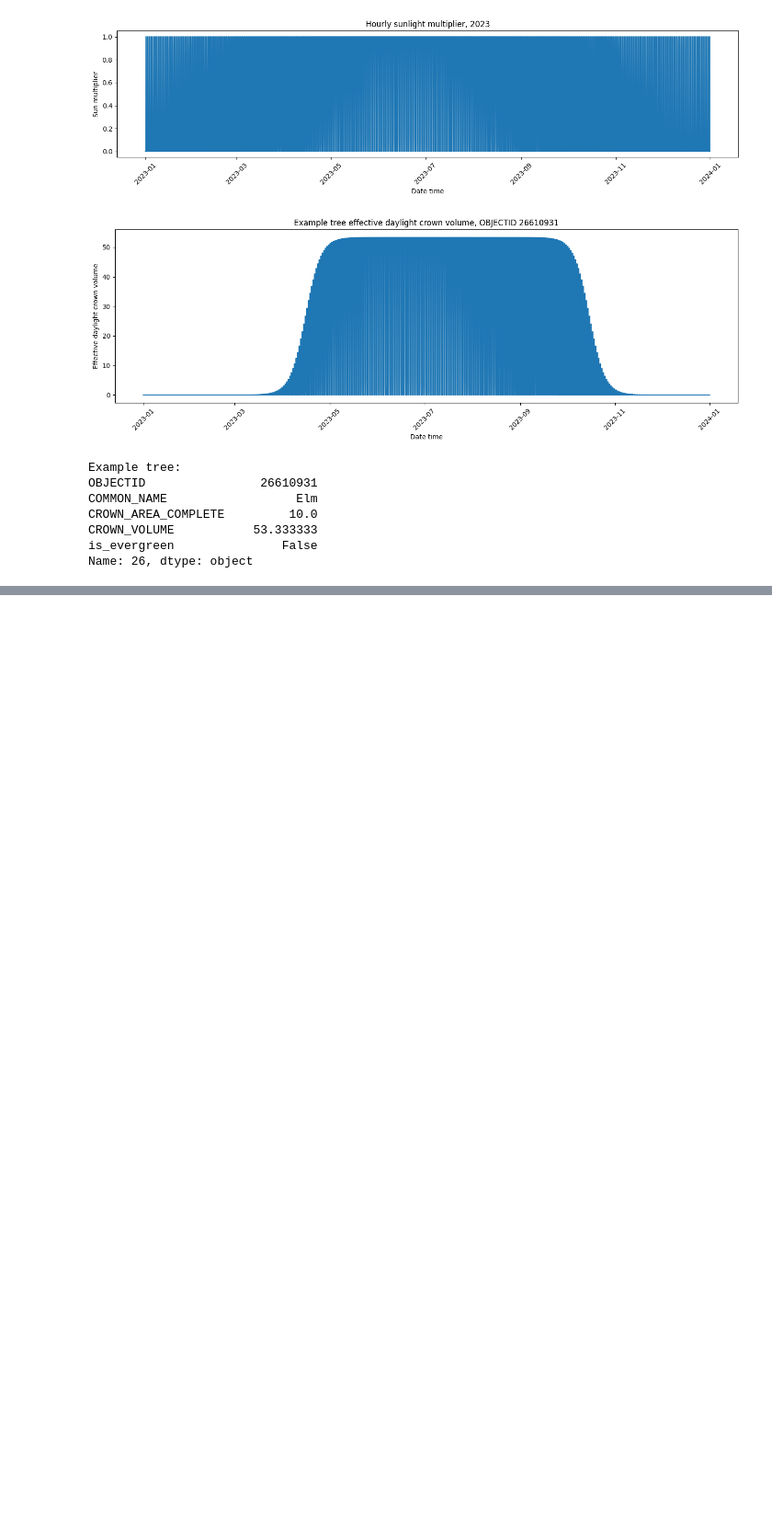
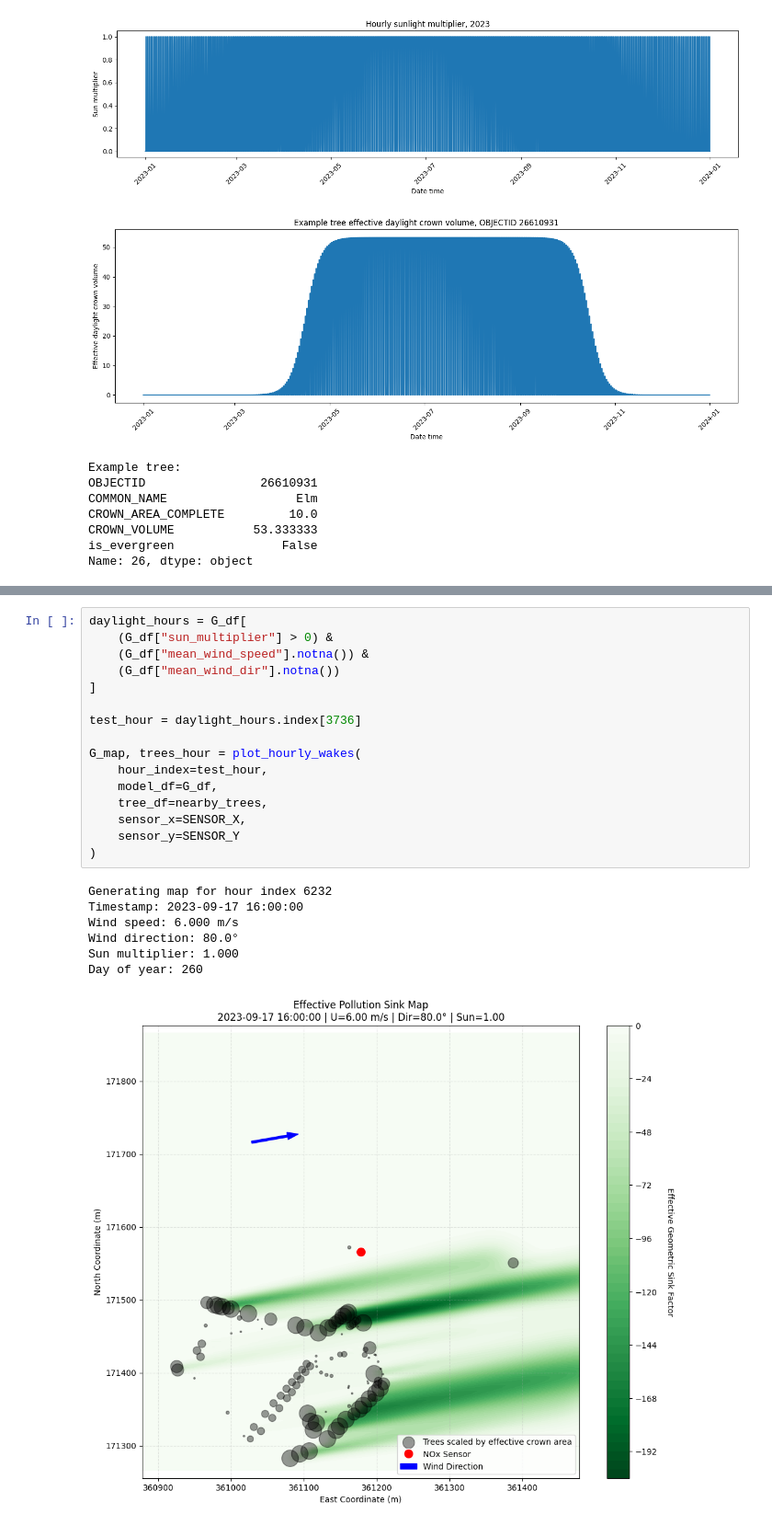
Before and after one commit to livbrannan/Quantify-Bristol-Trees-on-Traffic-NOx, a Jupyter notebook: Tree_Modelling/Andreea_exp_tailored_with_seasonality.ipynb, the cells around one changed output, grey strips where cells are left out. Shown at 92% size. Drawn from its saved outputs; the diff is of its cells as text; blank space fills up the shorter version.

```diff
--- a/Tree_Modelling/Andreea_exp_tailored_with_seasonality.ipynb
+++ b/Tree_Modelling/Andreea_exp_tailored_with_seasonality.ipynb
@@ -773,0 +871,24 @@ Wind Conditions: 11.0 m/s towards 210.0°
+# %%
+daylight_hours = G_df[
+    (G_df["sun_multiplier"] > 0) &
+    (G_df["mean_wind_speed"].notna()) &
+    (G_df["mean_wind_dir"].notna())
+]
+
+test_hour = daylight_hours.index[3736]
+
+G_map, trees_hour = plot_hourly_wakes(
+    hour_index=test_hour,
+    model_df=G_df,
+    tree_df=nearby_trees,
+    sensor_x=SENSOR_X,
+    sensor_y=SENSOR_Y
+)
+# %% [output]
+Generating map for hour index 6232
+Timestamp: 2023-09-17 16:00:00
+Wind speed: 6.000 m/s
+Wind direction: 80.0°
+Sun multiplier: 1.000
+Day of year: 260
+[figure, added]
```
Also changed, not shown: parts of 2 cells of this notebook, 1 other file.
